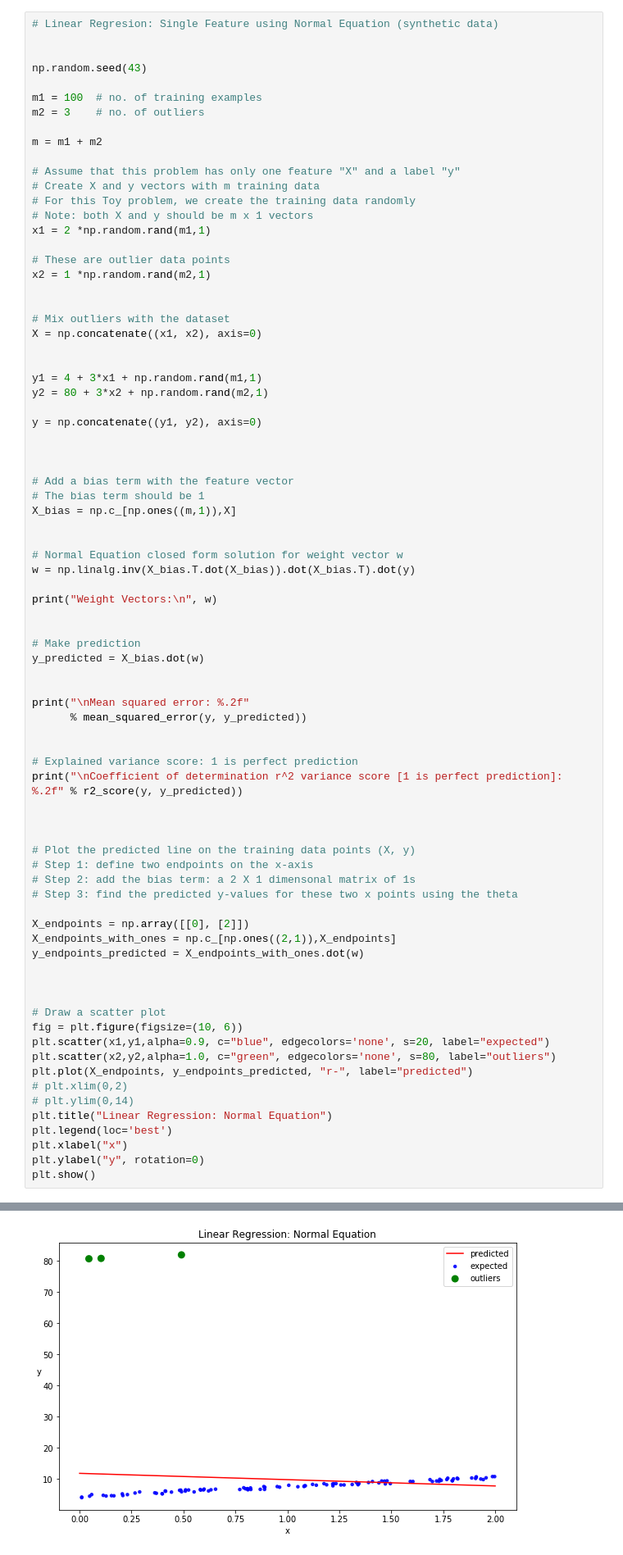
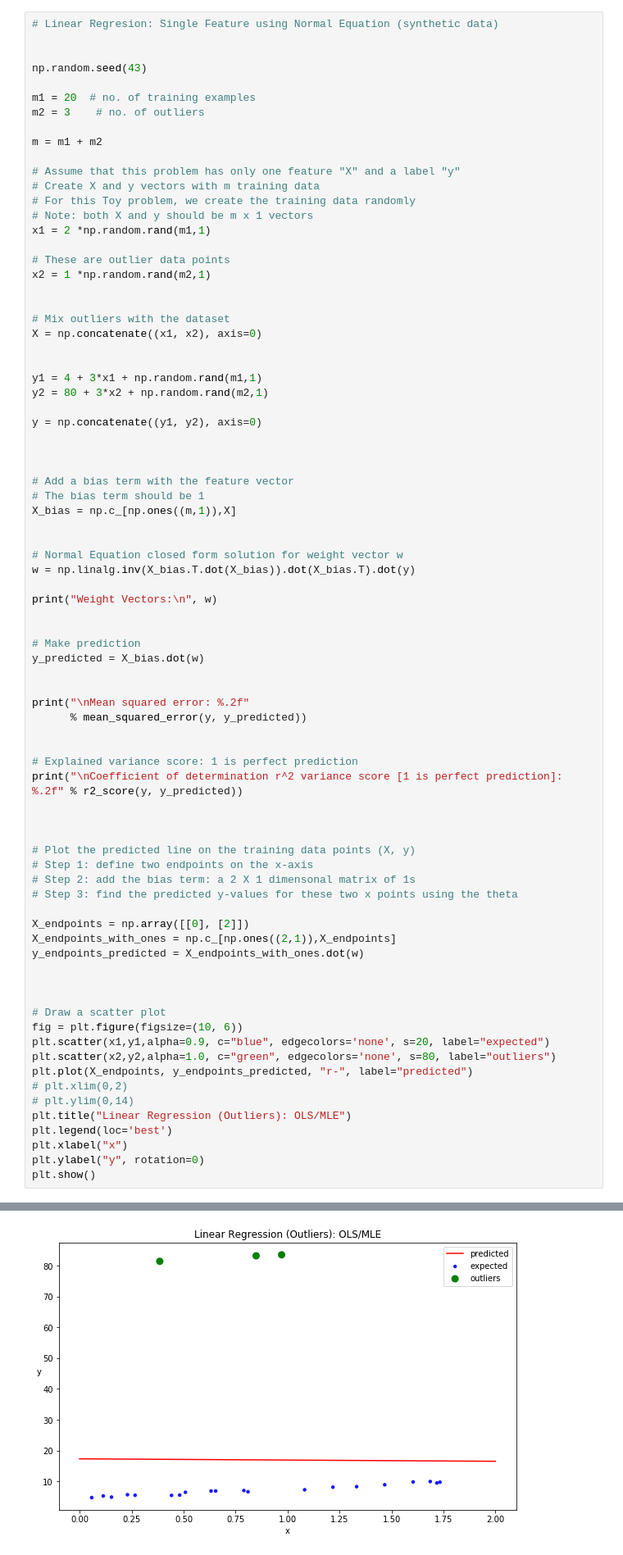
Before and after one commit to rhasanbd/Linear-Regression-Understanding-Closed-Form-Solution, a Jupyter notebook: Linear Regression-OLS-Effect of Outliers.ipynb, the cells around one changed output, grey strips where cells are left out. Shown at 82% size. Saved outputs shown, nothing was run; the diff lists cells and outputs as text.

```diff
--- a/Linear Regression-OLS-Effect of Outliers.ipynb
+++ b/Linear Regression-OLS-Effect of Outliers.ipynb
@@ -111,7 +111,7 @@ Coefficient of determination r^2 variance score [1 is perfect prediction]: 0.97
 
 np.random.seed(43)
 
-m1 = 100  # no. of training examples
+m1 = 20  # no. of training examples
 m2 = 3    # no. of outliers
 
 m = m1 + m2
@@ -179,7 +179,7 @@ plt.scatter(x2,y2,alpha=1.0, c="green", edgecolors='none', s=80, label="outliers
 plt.plot(X_endpoints, y_endpoints_predicted, "r-", label="predicted")
 # plt.xlim(0,2)
 # plt.ylim(0,14)
-plt.title("Linear Regression: Normal Equation")
+plt.title("Linear Regression (Outliers): OLS/MLE")
 plt.legend(loc='best')
 plt.xlabel("x")
 plt.ylabel("y", rotation=0)
@@ -195 +195 @@ Coefficient of determination r^2 variance score [1 is perfect prediction]: 0.01
-[figure, old version]
+[figure, new version]
```
Also changed, not shown: parts of 2 cells of this notebook.
